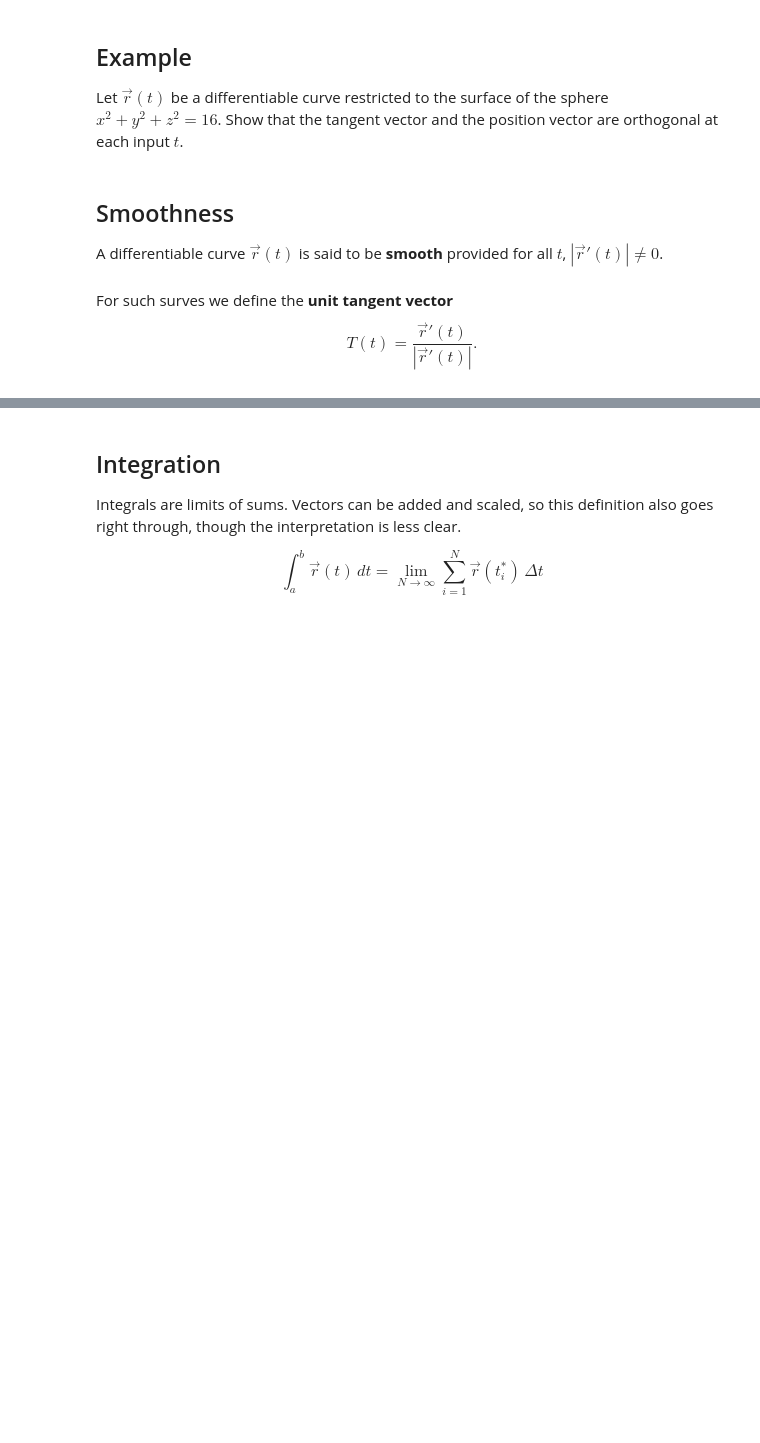
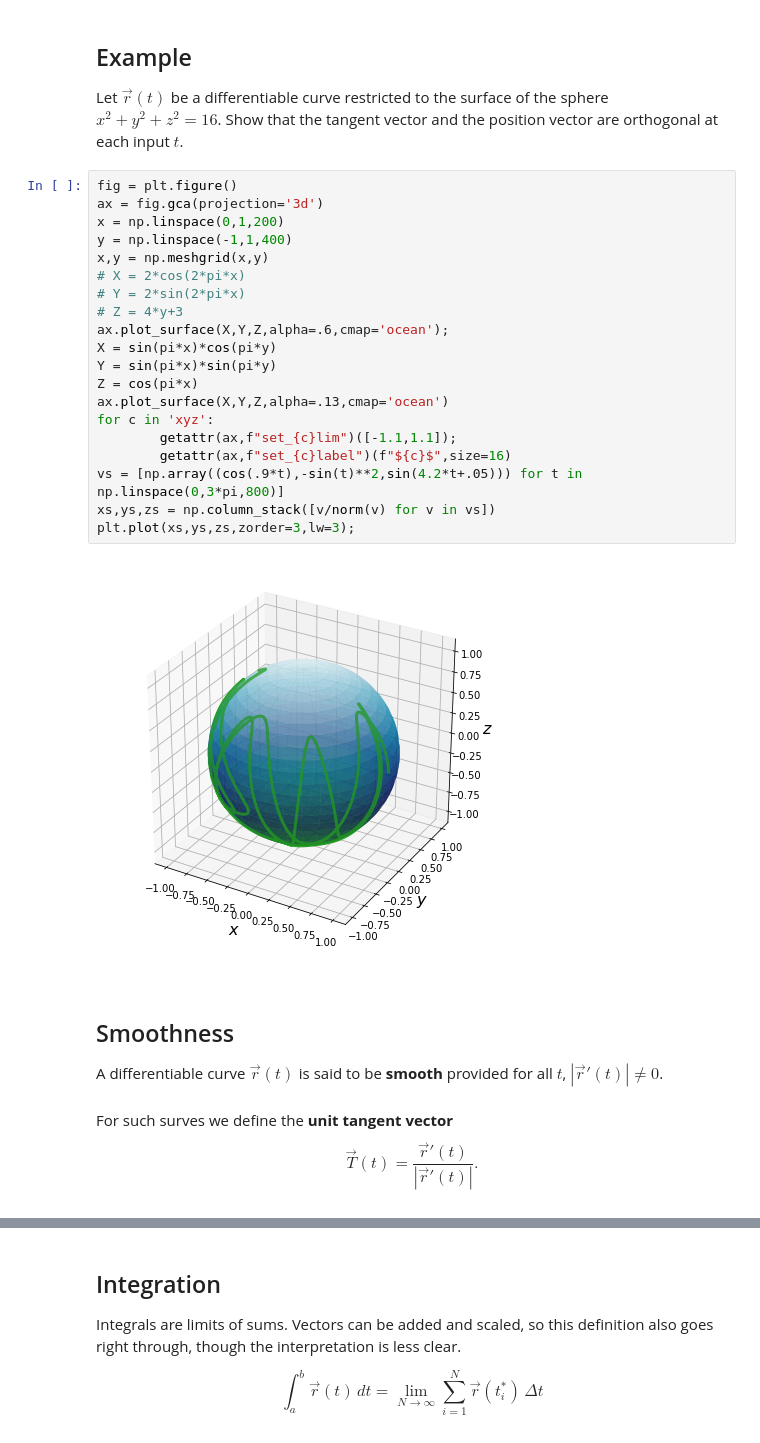
Before and after one commit to drewyoungren/mvc-f20, a Jupyter notebook: lec/mvc-L05.ipynb, the cells around one changed output, grey strips where cells are left out. Drawn from its saved outputs; the diff is of its cells as text; blank space fills up the shorter version.

```diff
--- a/lec/mvc-L05.ipynb
+++ b/lec/mvc-L05.ipynb
@@ -240,12 +188,36 @@ $$\frac{d}{dt} \vec r(f(t)) =  f'(t)\vec r'(f(t))$$
 ## Example
 
 Let $\vec r(t)$ be a differentiable curve restricted to the surface of the sphere $x^2 + y^2 +z^2 = 16$. Show that the tangent vector and the position vector are orthogonal at each input $t$.
+# %%
+fig = plt.figure()
+ax = fig.gca(projection='3d')
+x = np.linspace(0,1,200)
+y = np.linspace(-1,1,400)
+x,y = np.meshgrid(x,y)
+# X = 2*cos(2*pi*x)
+# Y = 2*sin(2*pi*x)
+# Z = 4*y+3
+ax.plot_surface(X,Y,Z,alpha=.6,cmap='ocean');
+X = sin(pi*x)*cos(pi*y)
+Y = sin(pi*x)*sin(pi*y)
+Z = cos(pi*x)
+ax.plot_surface(X,Y,Z,alpha=.13,cmap='ocean')
+for c in 'xyz':
+        getattr(ax,f"set_{c}lim")([-1.1,1.1]);
+        getattr(ax,f"set_{c}label")(f"${c}$",size=16)
+vs = [np.array((cos(.9*t),-sin(t)**2,sin(4.2*t+.05))) for t in np.linspace(0,3*pi,800)]
+xs,ys,zs = np.column_stack([v/norm(v) for v in vs])
+plt.plot(xs,ys,zs,zorder=3,lw=3);
+# %% [output]
+[figure, added]
+# %% [markdown]
+<p style="padding-bottom:40%;"> </p>
 # %% [markdown]
 ## Smoothness
 
 A differentiable curve $\vec r (t)$ is said to be **smooth** provided for all $t$, $|\vec r'(t)| \neq 0$.
 # %% [markdown]
-For such surves we define the **unit tangent vector** $$T(t) = \frac{\vec r'(t)}{|\vec r'(t)|}.$$
+For such surves we define the **unit tangent vector** $$\vec T(t) = \frac{\vec r'(t)}{|\vec r'(t)|}.$$
 # %%
 r = lambda t: np.array([t**2,t**3])
 dr = lambda t: np.array([2*t,3*t**2])
```
Also changed, not shown: parts of 46 cells of this notebook.
